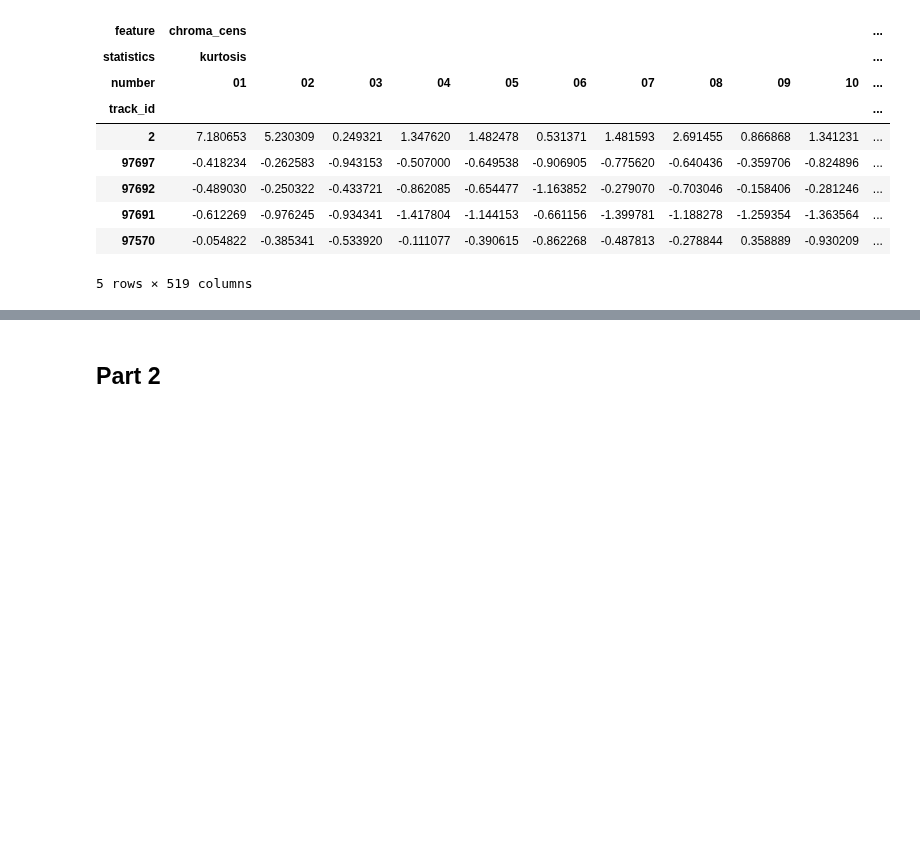
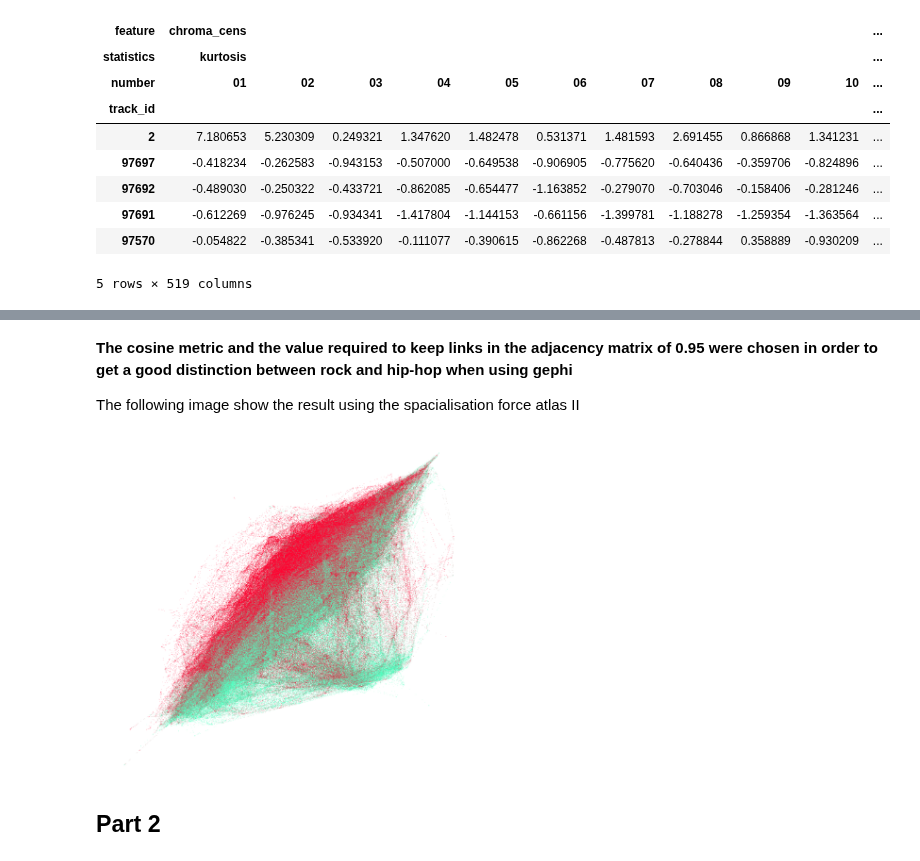
Before and after one commit to TTimTT/NTDS_Project, a Jupyter notebook: milestones_1/Joachim_1_network_properties.ipynb, the cells around one changed output, grey strips where cells are left out. Drawn from its saved outputs; the diff is of its cells as text; code cells hidden in the pictures; blank space fills up the shorter version.

```diff
--- a/milestones_1/Joachim_1_network_properties.ipynb
+++ b/milestones_1/Joachim_1_network_properties.ipynb
@@ -125,5 +125,14 @@ adjacency[adjacency < 0.90] = 0
 # %%
 n_nodes = dataSetSmall.shape[0]
+# %% [markdown]
+**The cosine metric and the value required to keep links in the adjacency matrix of 0.95 were chosen in order to get a good distinction between rock and hip-hop when using gephi**
+
+The following image show the result using the spacialisation force atlas II
+# %%
+from IPython.display import Image
+Image("../data/cos_95.png",width=400)
+# %% [output]
+[figure, added]
 # %% [markdown]
 ## Part 2
 # %% [markdown]
```
Also changed, not shown: parts of 17 cells of this notebook.
